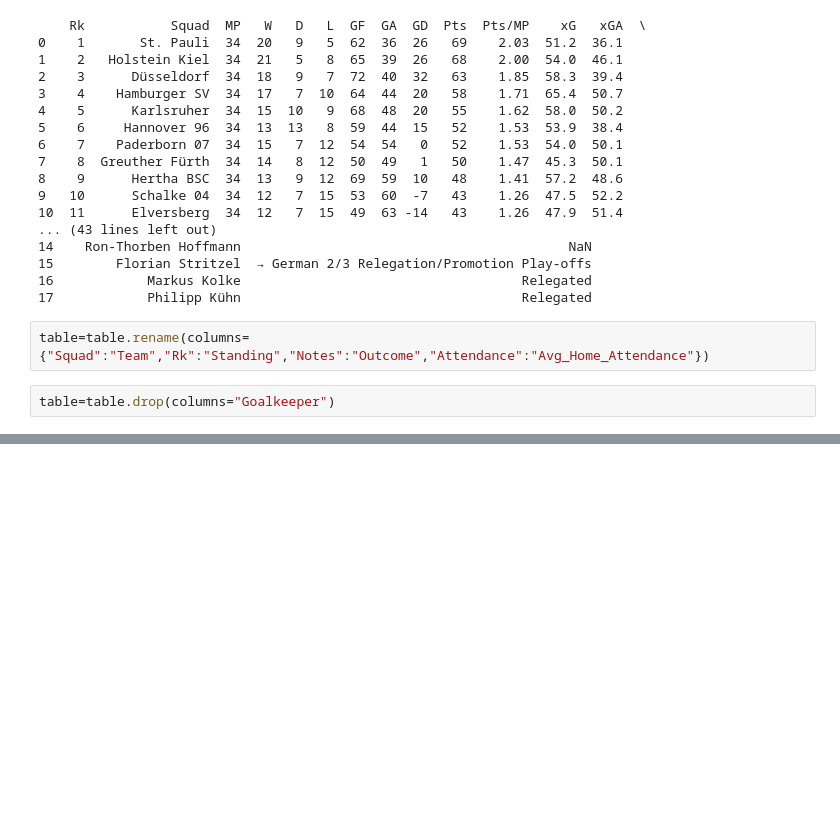
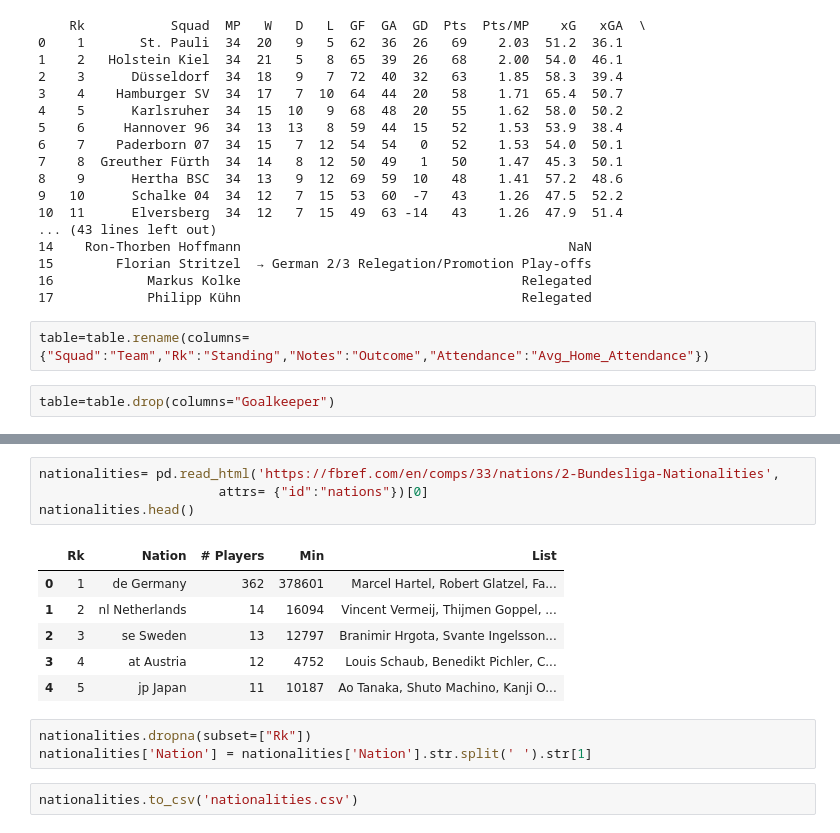
Before and after one commit to ayush-2-7/Footballanalytics, a Jupyter notebook: Bundesliga2_23/24.ipynb, the cells around one changed output, grey strips where cells are left out. Cells and saved outputs as stored; diff of their text form; blank space fills up the shorter version.

```diff
--- a/Bundesliga2_23/24.ipynb
+++ b/Bundesliga2_23/24.ipynb
@@ -76,0 +100,16 @@ print(table)
+# %%
+nationalities= pd.read_html('https://fbref.com/en/comps/33/nations/2-Bundesliga-Nationalities',
+                       attrs= {"id":"nations"})[0]
+nationalities.head()
+# %% [output]
+|  | Rk | Nation | # Players | Min | List |
+| 0 | 1 | de Germany | 362 | 378601 | Marcel Hartel, Robert Glatzel, Fa... |
+| 1 | 2 | nl Netherlands | 14 | 16094 | Vincent Vermeij, Thijmen Goppel, ... |
+| 2 | 3 | se Sweden | 13 | 12797 | Branimir Hrgota, Svante Ingelsson... |
+| 3 | 4 | at Austria | 12 | 4752 | Louis Schaub, Benedikt Pichler, C... |
+| 4 | 5 | jp Japan | 11 | 10187 | Ao Tanaka, Shuto Machino, Kanji O... |
+# %%
+nationalities.dropna(subset=["Rk"])
+nationalities['Nation'] = nationalities['Nation'].str.split(' ').str[1]
+# %%
+nationalities.to_csv('nationalities.csv')
```
Also changed, not shown: parts of 8 cells of this notebook.
